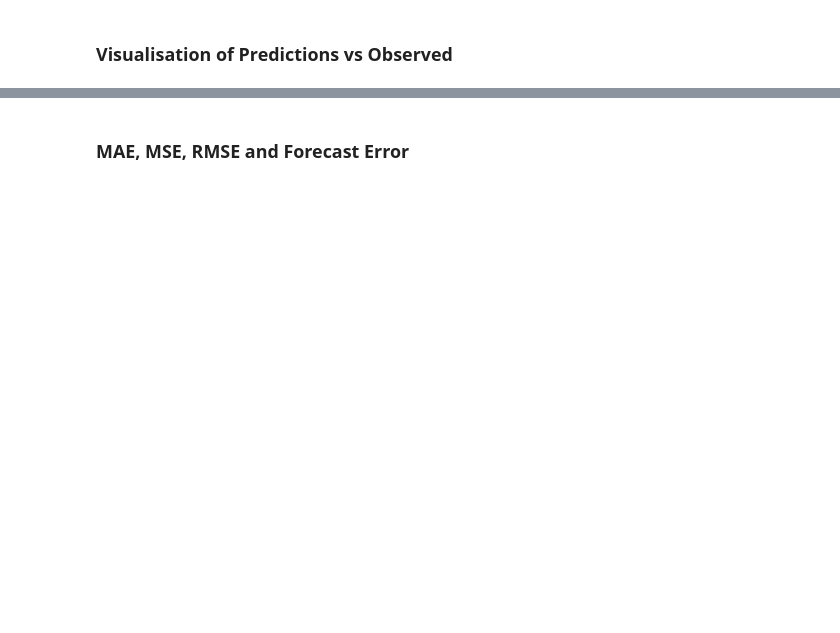
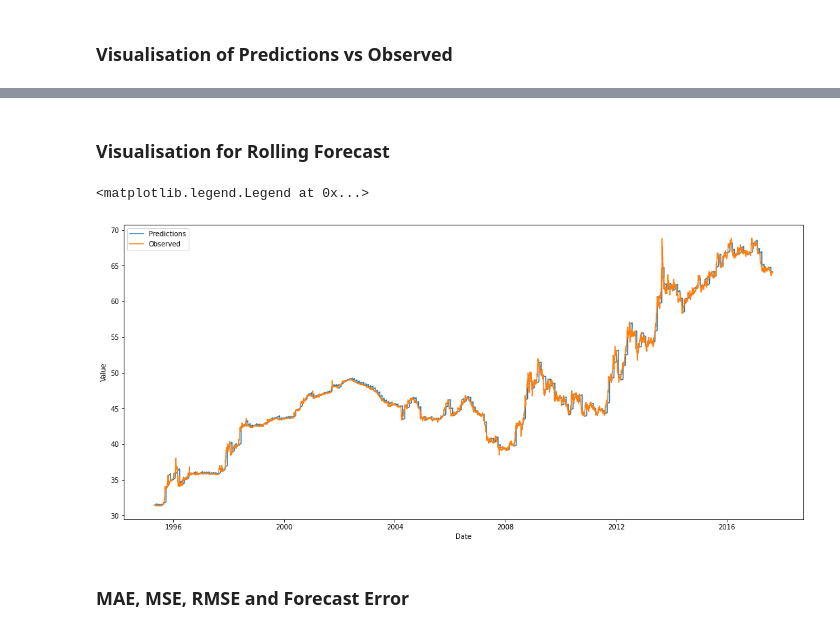
Before and after one commit to Mukesh-BR/Currency-Prediction-ACM, a Jupyter notebook: Time_Series_Analysis.ipynb, the cells around one changed output, grey strips where cells are left out. Cells and saved outputs as stored; diff of their text form; code cells hidden in the pictures; blank space fills up the shorter version.

```diff
--- a/Time_Series_Analysis.ipynb
+++ b/Time_Series_Analysis.ipynb
@@ -203,0 +314,4 @@ SER =  0.14493762955852862
+# %%
+import numpy as np
+all_dates=np.array(resampled_series.keys())
+test_dates=all_dates[train_size:]
@@ -254,3 +421,15 @@ plt.plot(history[train_size:])
+# %% [markdown]
+### Visualisation for Rolling Forecast
+# %%
+plt.plot(test_dates[:len(rolling_predictions)],rolling_predictions,label='Predictions')
+plt.plot(test_dates[:len(rolling_predictions)],true_rolling_history[len(train_data):],label='Observed')
+#plt.plot(all_dates,true_rolling_history)
+plt.xlabel('Date')
+plt.ylabel('Value')
+plt.legend()
+# %% [output]
+<matplotlib.legend.Legend at 0x...>
+[figure, added]
 # %% [markdown]
 ### MAE, MSE, RMSE and Forecast Error
 # %%
```
Also changed, not shown: parts of 27 cells of this notebook.
